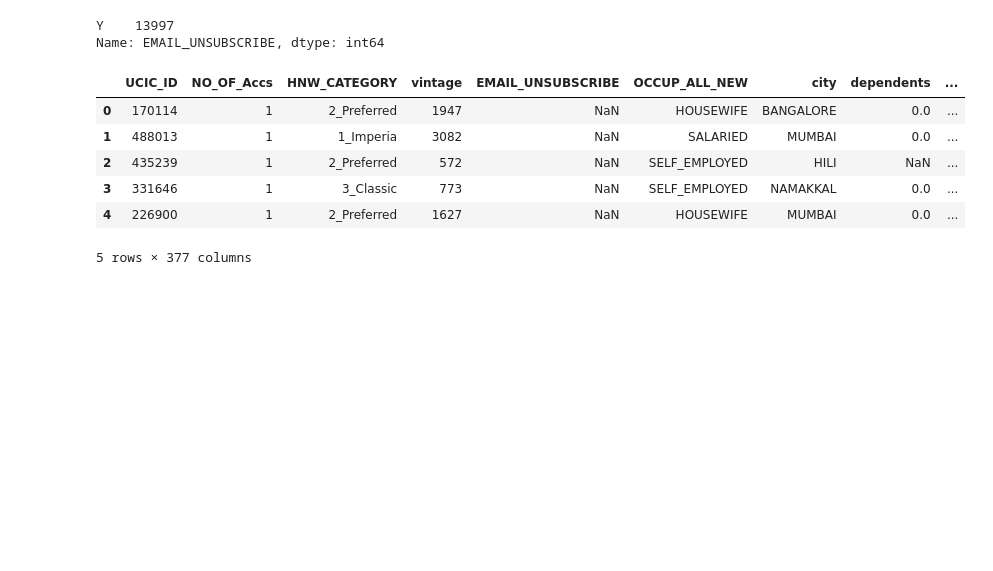
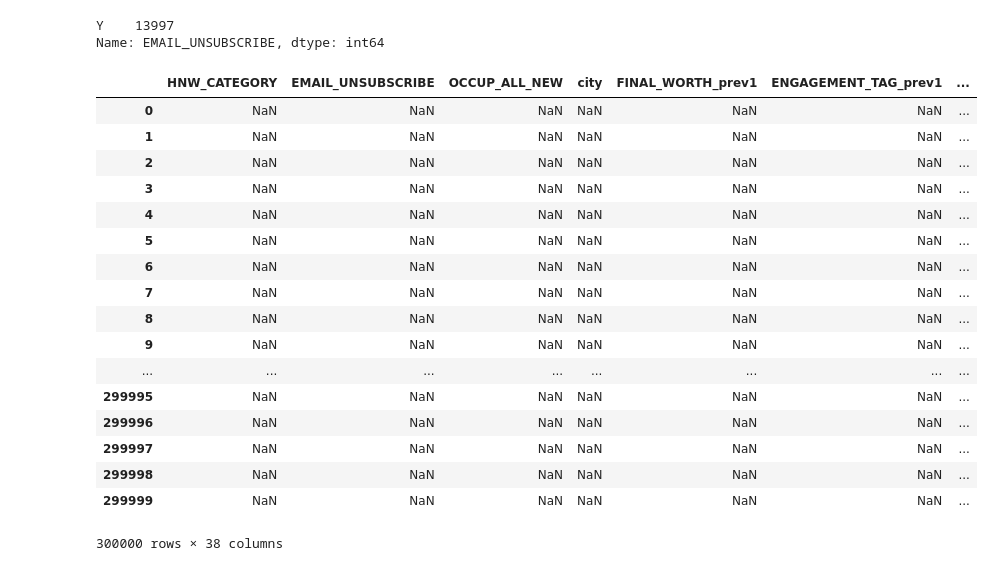
Before and after one commit to vikramriyer/vigu, a Jupyter notebook: vigu.ipynb, the cells around one changed output. Cells and saved outputs as stored; diff of their text form; code cells hidden in the pictures; blank space fills up the shorter version.

```diff
--- a/vigu.ipynb
+++ b/vigu.ipynb
@@ -146,13 +146,24 @@ obj["EMAIL_UNSUBSCRIBE"].value_counts()
 # %% [output]
 Y    13997
 Name: EMAIL_UNSUBSCRIBE, dtype: int64
-# %%
-obj_df[obj_df.isnull()]
-# %% [output]
-|  | UCIC_ID | NO_OF_Accs | HNW_CATEGORY | vintage | EMAIL_UNSUBSCRIBE | OCCUP_ALL_NEW | city | dependents | ... |
-| 0 | 170114 | 1 | 2_Preferred | 1947 | NaN | HOUSEWIFE | BANGALORE | 0.0 | ... |
-| 1 | 488013 | 1 | 1_Imperia | 3082 | NaN | SALARIED | MUMBAI | 0.0 | ... |
-| 2 | 435239 | 1 | 2_Preferred | 572 | NaN | SELF_EMPLOYED | HILI | NaN | ... |
-| 3 | 331646 | 1 | 3_Classic | 773 | NaN | SELF_EMPLOYED | NAMAKKAL | 0.0 | ... |
-| 4 | 226900 | 1 | 2_Preferred | 1627 | NaN | HOUSEWIFE | MUMBAI | 0.0 | ... |
-5 rows × 377 columns
+# %%
+obj[obj.isnull()]
+# %% [output]
+|  | HNW_CATEGORY | EMAIL_UNSUBSCRIBE | OCCUP_ALL_NEW | city | FINAL_WORTH_prev1 | ENGAGEMENT_TAG_prev1 | ... |
+| 0 | NaN | NaN | NaN | NaN | NaN | NaN | ... |
+| 1 | NaN | NaN | NaN | NaN | NaN | NaN | ... |
+| 2 | NaN | NaN | NaN | NaN | NaN | NaN | ... |
+| 3 | NaN | NaN | NaN | NaN | NaN | NaN | ... |
+| 4 | NaN | NaN | NaN | NaN | NaN | NaN | ... |
+| 5 | NaN | NaN | NaN | NaN | NaN | NaN | ... |
+| 6 | NaN | NaN | NaN | NaN | NaN | NaN | ... |
+| 7 | NaN | NaN | NaN | NaN | NaN | NaN | ... |
+| 8 | NaN | NaN | NaN | NaN | NaN | NaN | ... |
+| 9 | NaN | NaN | NaN | NaN | NaN | NaN | ... |
+| ... | ... | ... | ... | ... | ... | ... | ... |
+| 299995 | NaN | NaN | NaN | NaN | NaN | NaN | ... |
+| 299996 | NaN | NaN | NaN | NaN | NaN | NaN | ... |
+| 299997 | NaN | NaN | NaN | NaN | NaN | NaN | ... |
+| 299998 | NaN | NaN | NaN | NaN | NaN | NaN | ... |
+| 299999 | NaN | NaN | NaN | NaN | NaN | NaN | ... |
+300000 rows × 38 columns
```
Also changed, not shown: parts of 1 cell of this notebook.
